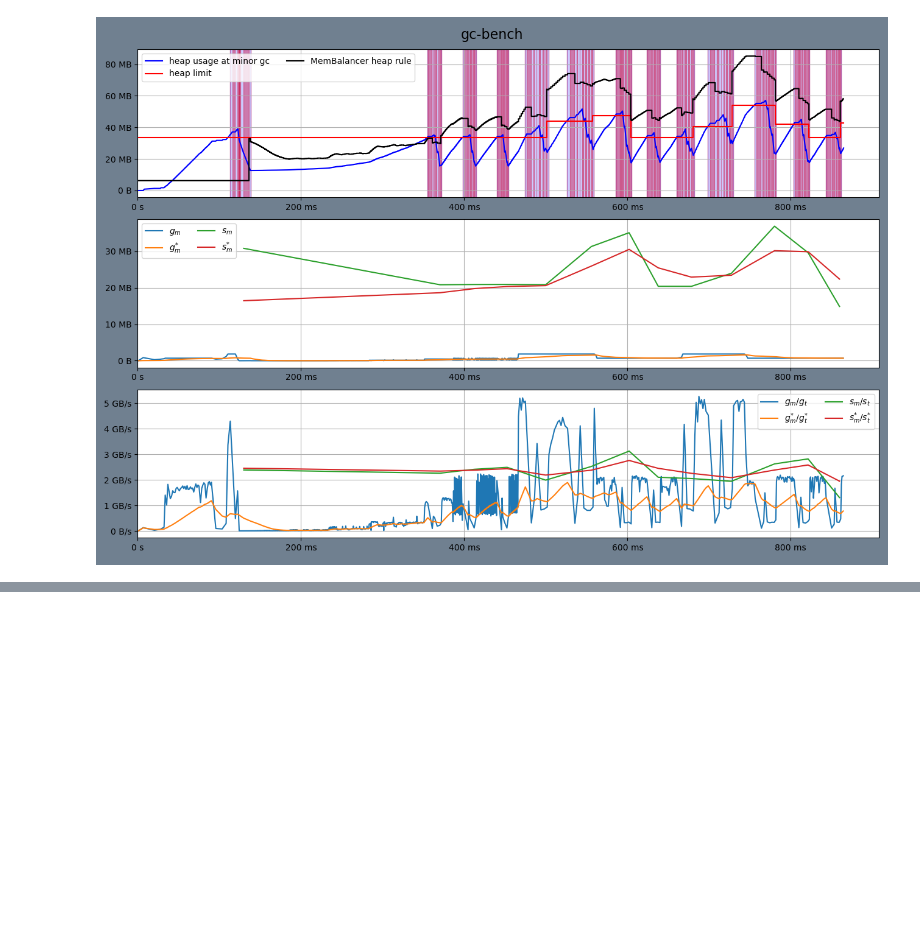
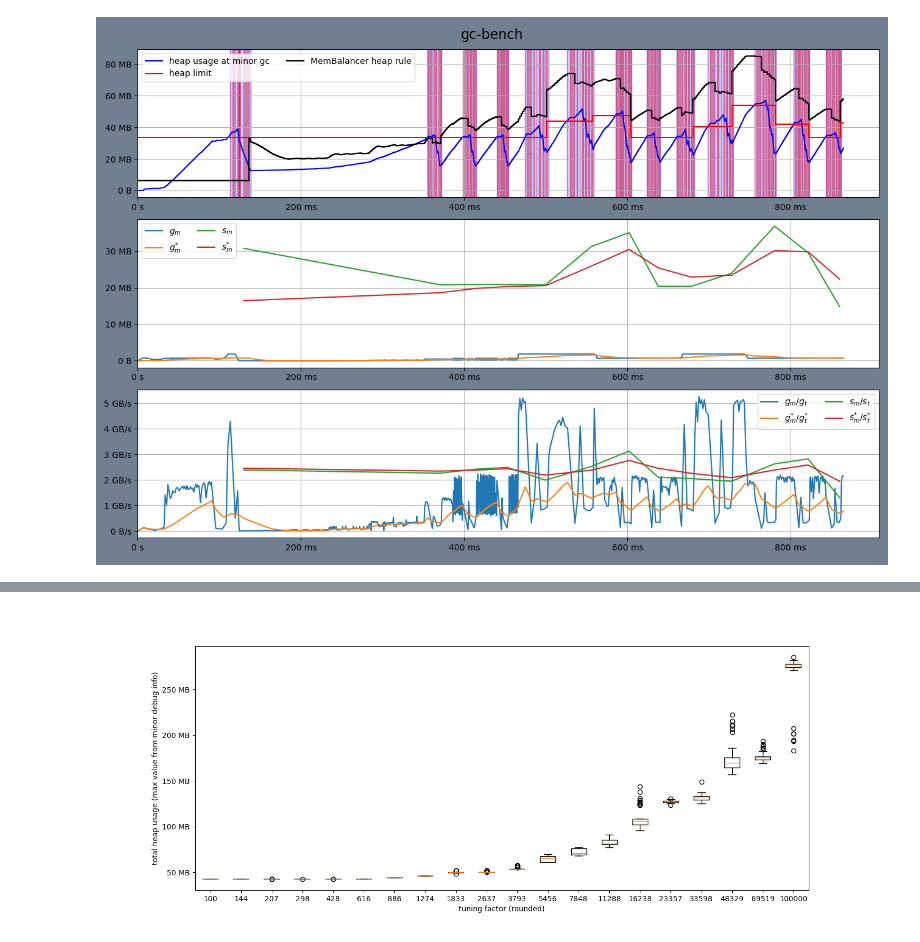
Before and after one commit to enisik/Bachelorarbeit-Skripte, a Jupyter notebook: plots.ipynb, the cells around one changed output, grey strips where cells are left out. Saved outputs shown, nothing was run; the diff lists cells and outputs as text; code cells hidden in the pictures; blank space fills up the shorter version.

```diff
--- a/plots.ipynb
+++ b/plots.ipynb
@@ -49,0 +82,14 @@ plt.show()
+# %%
+avg_max_heap_use_per_param = []
+for bench in benchmark:
+    max_heap_use = []
+    for prog_run in bench:
+        max_heap_use.append(max(prog_run.memory))
+    avg_max_heap_use_per_param.append(np.average(max_heap_use))
+# %%
+total_heap_use_per_param = []
+for bench in benchmark:
+    max_heap_use = []
+    for prog_run in bench:
+        max_heap_use.append(max(prog_run.memory))
+    total_heap_use_per_param.append(max_heap_use)
@@ -49,0 +177,11 @@ plt.show()
+# %%
+plt.figure(figsize=(15, 6))
+plt.boxplot(total_heap_use_per_param, showfliers=True)
+ax = plt.gca()
+ax.set_xticklabels(tuning_factors)
+ax.axes.set_xlabel("tuning factor (rounded)")
+ax.axes.set_ylabel("total heap usage (max value from minor debug info)")
+ax.yaxis.set_major_formatter(EngFormatter("B"))
+plt.show()
+# %% [output]
+[figure, added]
```
Also changed, not shown: parts of 16 cells of this notebook.
